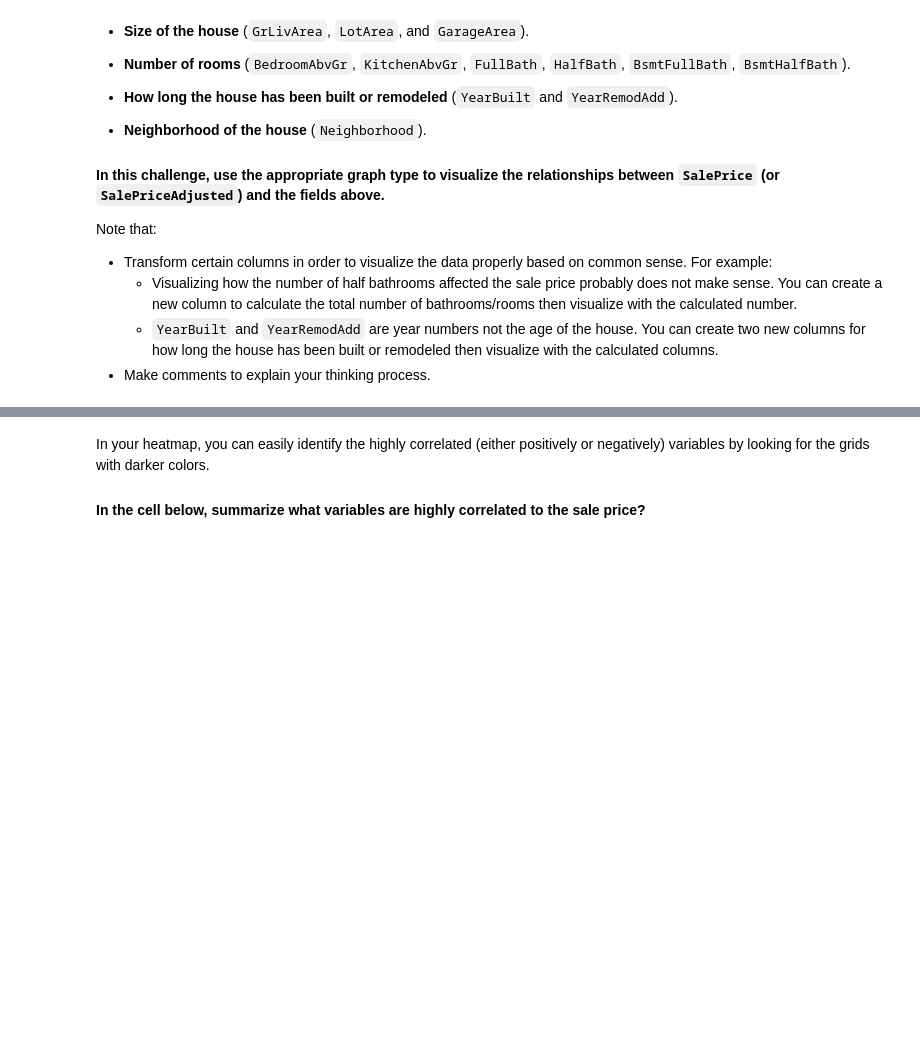
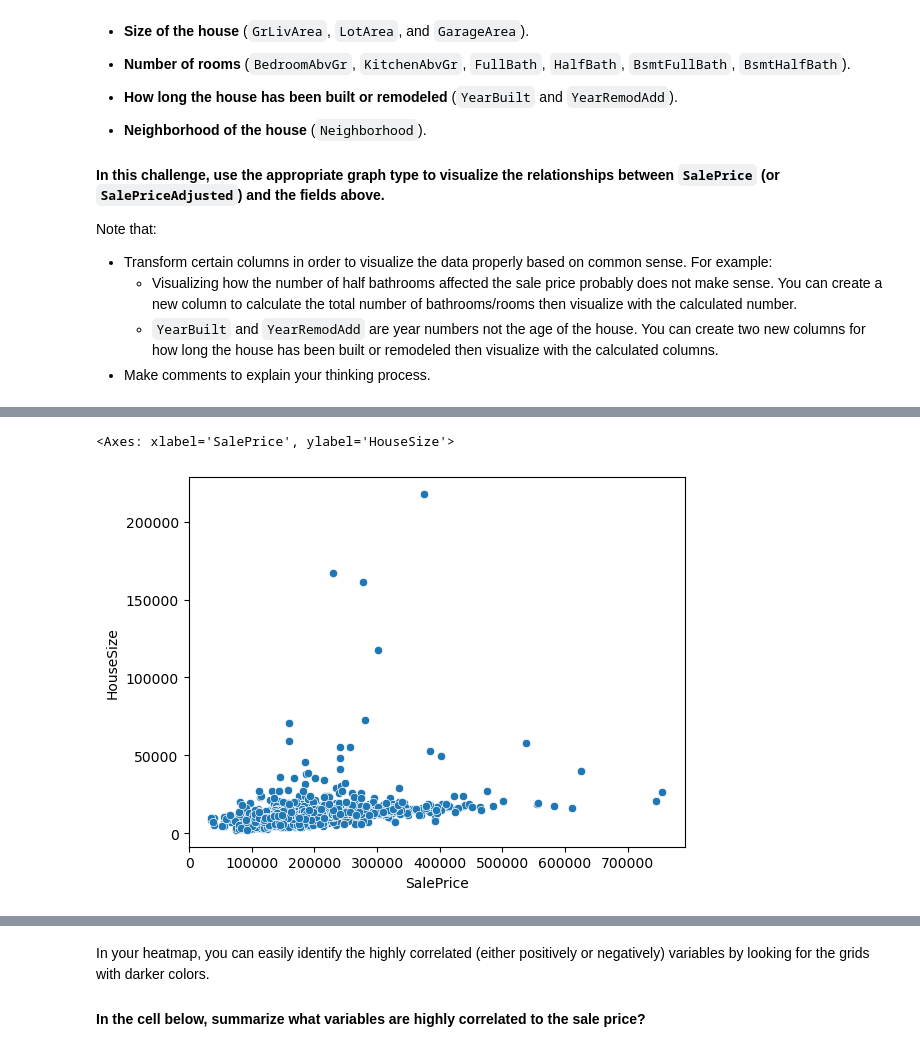
Before and after one commit to TebasMartinez/lab-storytelling-data-visualization, a Jupyter notebook: your-code/main.ipynb, the cells around one changed output, grey strips where cells are left out. Saved outputs shown, nothing was run; the diff lists cells and outputs as text; code cells hidden in the pictures; blank space fills up the shorter version.

```diff
--- a/your-code/main.ipynb
+++ b/your-code/main.ipynb
@@ -121,0 +140,5 @@ Note that:
+# %%
+sns.scatterplot(data=df, x='SalePrice', y='HouseSize')
+# %% [output]
+<Axes: xlabel='SalePrice', ylabel='HouseSize'>
+[figure, added]
```
Also changed, not shown: parts of 12 cells of this notebook.
